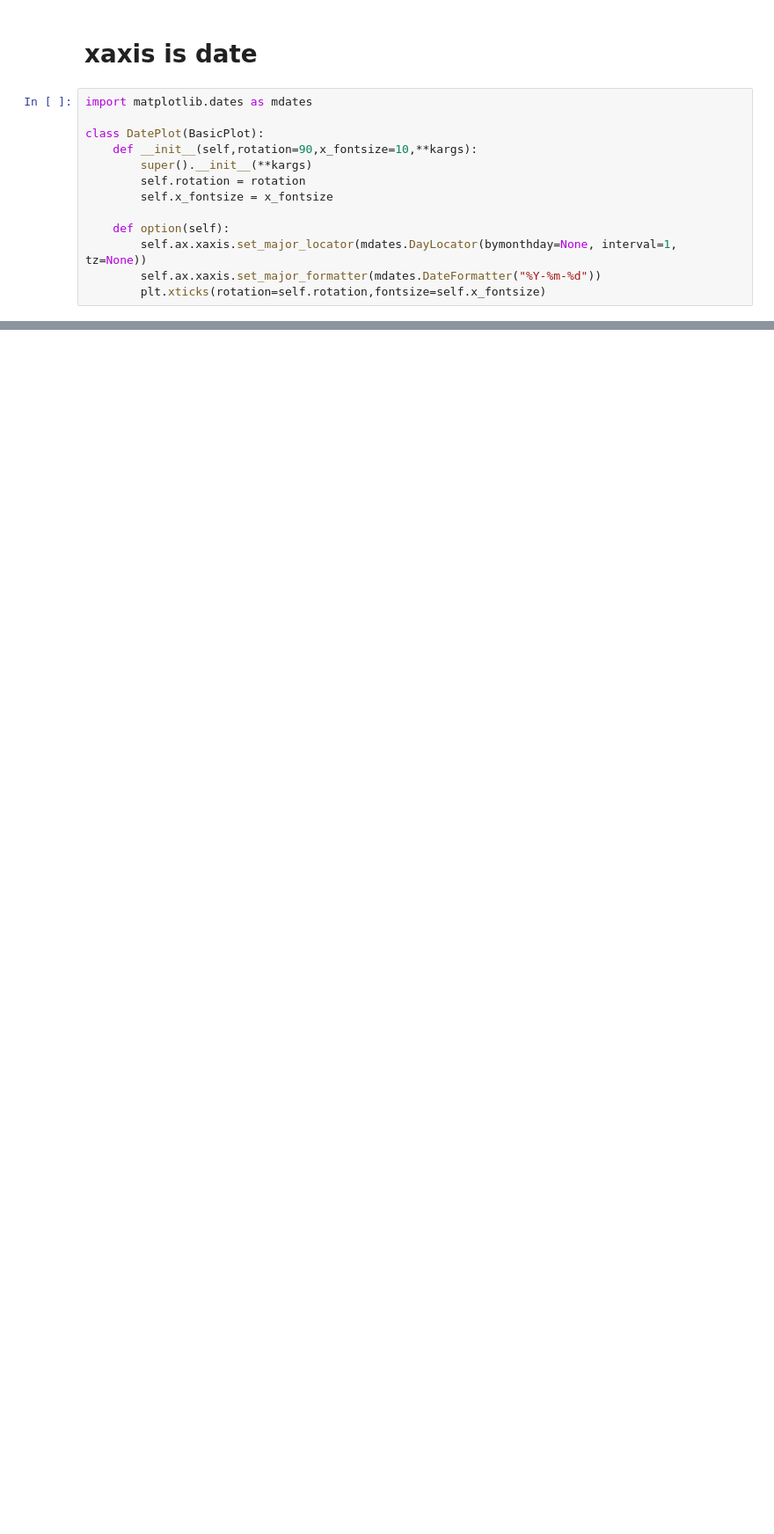
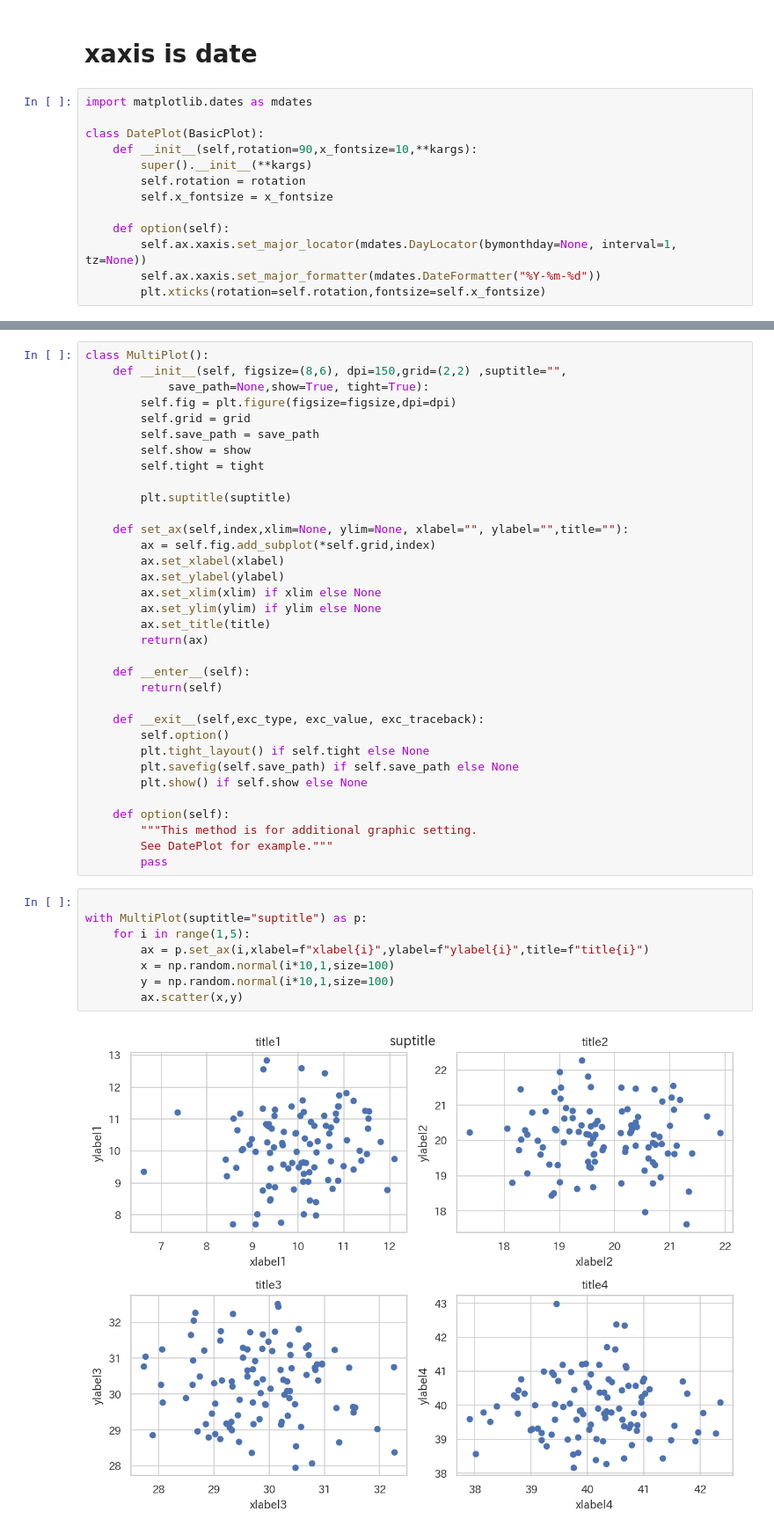
Before and after one commit to akitoshiblog/context_matplotlib, a Jupyter notebook: context_matplotlib.ipynb, the cells around one changed output, grey strips where cells are left out. Shown: that part at 88% size. Cells and saved outputs as stored; diff of their text form; blank space fills up the shorter version.

Commit message:
Multiplot explanation was added.

```diff
--- a/context_matplotlib.ipynb
+++ b/context_matplotlib.ipynb
@@ -148,0 +153,44 @@ with DatePlot(title="exponential curve",figsize=(5,5),save_path="./date.png") as
+# %%
+class MultiPlot():
+    def __init__(self, figsize=(8,6), dpi=150,grid=(2,2) ,suptitle="",
+            save_path=None,show=True, tight=True):
+        self.fig = plt.figure(figsize=figsize,dpi=dpi)
+        self.grid = grid
+        self.save_path = save_path
+        self.show = show
+        self.tight = tight
+
+        plt.suptitle(suptitle)
+
+    def set_ax(self,index,xlim=None, ylim=None, xlabel="", ylabel="",title=""):
+        ax = self.fig.add_subplot(*self.grid,index)
+        ax.set_xlabel(xlabel)
+        ax.set_ylabel(ylabel)
+        ax.set_xlim(xlim) if xlim else None
+        ax.set_ylim(ylim) if ylim else None
+        ax.set_title(title)
+        return(ax)
+
+    def __enter__(self):
+        return(self)
+
+    def __exit__(self,exc_type, exc_value, exc_traceback):
+        self.option()
+        plt.tight_layout() if self.tight else None
+        plt.savefig(self.save_path) if self.save_path else None
+        plt.show() if self.show else None
+
+    def option(self):
+        """This method is for additional graphic setting.
+        See DatePlot for example."""
+        pass
+# %%
+
+with MultiPlot(suptitle="suptitle") as p:
+    for i in range(1,5):
+        ax = p.set_ax(i,xlabel=f"xlabel{i}",ylabel=f"ylabel{i}",title=f"title{i}")
+        x = np.random.normal(i*10,1,size=100)
+        y = np.random.normal(i*10,1,size=100)
+        ax.scatter(x,y)
+# %% [output]
+[figure, added]
```
Also changed, not shown: parts of 2 cells of this notebook, 6 other files.
